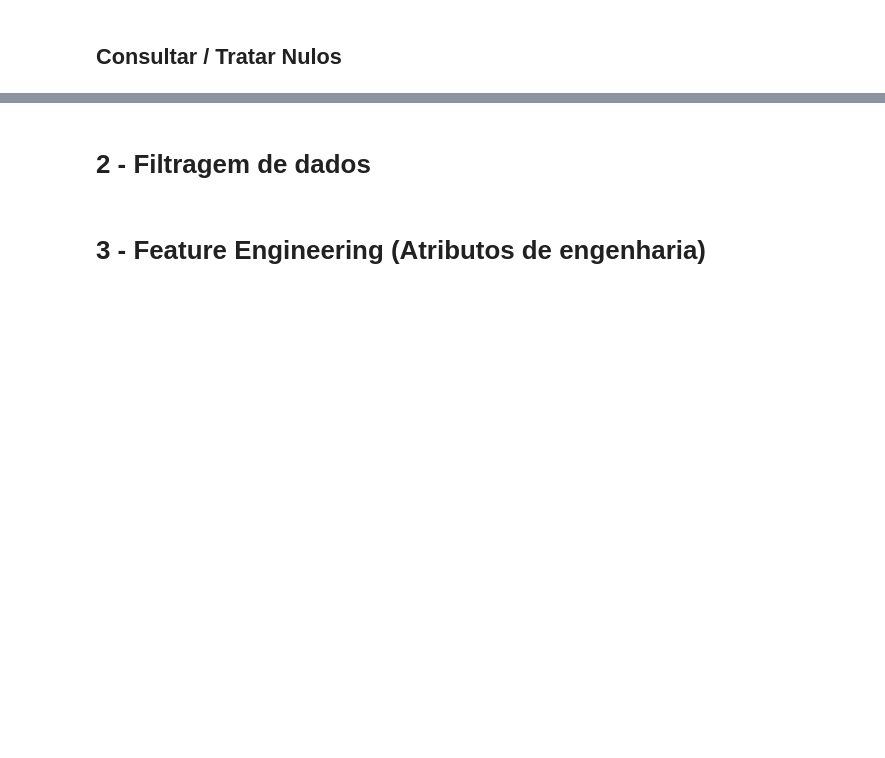
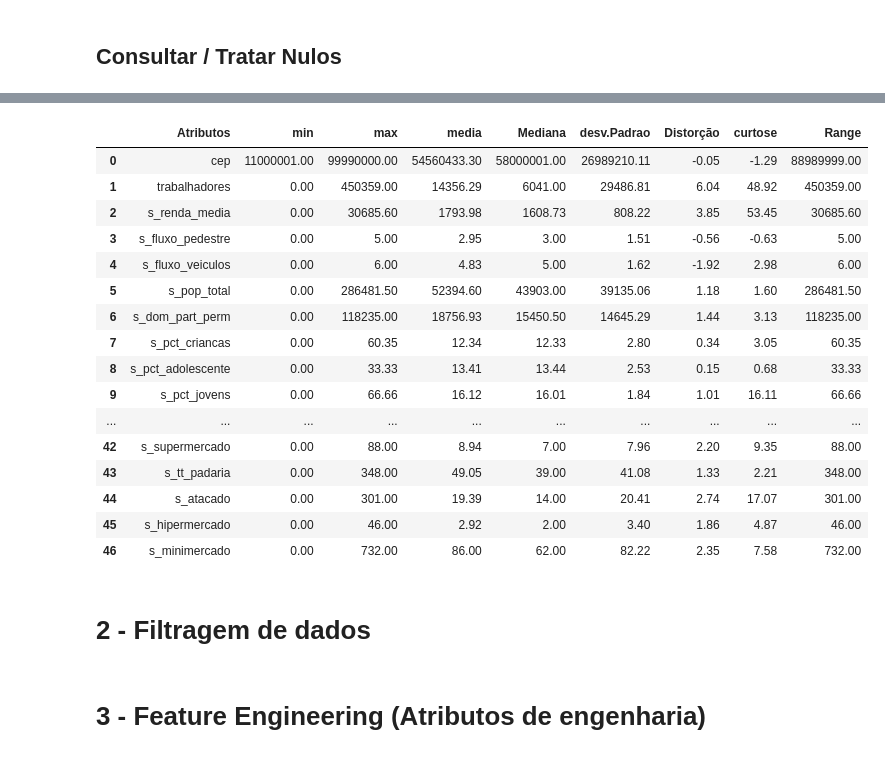
Before and after one commit to ftomazetti/ChallengerNestle, a Jupyter notebook: V1_Métricas.ipynb, the cells around one changed output, grey strips where cells are left out. Saved outputs shown, nothing was run; the diff lists cells and outputs as text; code cells hidden in the pictures; blank space fills up the shorter version.

```diff
--- a/V1_Métricas.ipynb
+++ b/V1_Métricas.ipynb
@@ -78,7 +111,20 @@ df01 = df0_raw.copy()
 ## Renomear colunas
 # %%
  # Deixa os nomes das colunas em minúsculo
-df01.columns = df01.columns.str.lower()
+df01_Endereco.columns = df01_Endereco.columns.str.lower()
+df01_Banner.columns = df01_Banner.columns.str.lower()
+df01_Cidade.columns = df01_Cidade.columns.str.lower()
+df01_Cupom.columns = df01_Cupom.columns.str.lower()
+df01_PgtoCliente.columns = df01_PgtoCliente.columns.str.lower()
+df01_Pedido.columns = df01_Pedido.columns.str.lower()
+df01_Tag.columns = df01_Tag.columns.str.lower()
+df01_Produto.columns = df01_Produto.columns.str.lower()
+df01_Avaliacao.columns = df01_Avaliacao.columns.str.lower()
+df01_Pesquisa.columns = df01_Pesquisa.columns.str.lower()
+df01_Usuario.columns = df01_Usuario.columns.str.lower()
+df01_PgtoFornecedor.columns = df01_PgtoFornecedor.columns.str.lower()
+df01_Fornecedor.columns = df01_Fornecedor.columns.str.lower()
+df01_TaxaEntrega.columns = df01_TaxaEntrega.columns.str.lower()
 # %% [markdown]
 ## dimensão dos dados
 # %%
@@ -161,5 +248,5 @@ dtype: float64
 # %%
 # primeiro ciclo do CRISP eliminar nulos
 # avaliar = minimum_payments colocar zero e credit_limit colocar o valor máximo do dataset
-df01 = df01.dropna()
+df01_Pesquisa = df01_Pesquisa.dropna()
 # %%
@@ -186,4 +271,41 @@ tenure                              0
 dtype: int64
+# %%
+num_att = df01_Pesquisa.select_dtypes( include = ['int64','int32', 'float64'] )
+# %%
+# tendencia central - média e mediana
+ct1 = pd.DataFrame (num_att.apply( np.mean ) ).T
+ct2 = pd.DataFrame (num_att.apply( np.median ) ).T
+# dispersão - desvio padrão, min, max, range, skew, kurtosis
+d1 = pd.DataFrame(num_att.apply (np.std) ).T
+d2 = pd.DataFrame(num_att.apply (min ) ).T
+d3 = pd.DataFrame(num_att.apply (max ) ).T
+d4 = pd.DataFrame(num_att.apply (lambda x: x.max() - x.min() ) ).T
+d5 = pd.DataFrame(num_att.apply (lambda x: x.skew() ) ).T
+d6 = pd.DataFrame(num_att.apply (lambda x: x.kurtosis() ) ).T
+
+# concatenar
+m = pd.concat( [d2, d3, ct1, ct2, d1, d5, d6, d4] ).T.reset_index()
+m.columns = ['Atributos', 'min', 'max','media','Mediana','desv.Padrao','Distorção','curtose','Range']
+# %%
+m
+# %% [output]
+|  | Atributos | min | max | media | Mediana | desv.Padrao | Distorção | curtose | Range |
+| 0 | cep | 11000001.00 | 99990000.00 | 54560433.30 | 58000001.00 | 26989210.11 | -0.05 | -1.29 | 88989999.00 |
+| 1 | trabalhadores | 0.00 | 450359.00 | 14356.29 | 6041.00 | 29486.81 | 6.04 | 48.92 | 450359.00 |
+| 2 | s_renda_media | 0.00 | 30685.60 | 1793.98 | 1608.73 | 808.22 | 3.85 | 53.45 | 30685.60 |
+| 3 | s_fluxo_pedestre | 0.00 | 5.00 | 2.95 | 3.00 | 1.51 | -0.56 | -0.63 | 5.00 |
+| 4 | s_fluxo_veiculos | 0.00 | 6.00 | 4.83 | 5.00 | 1.62 | -1.92 | 2.98 | 6.00 |
+| 5 | s_pop_total | 0.00 | 286481.50 | 52394.60 | 43903.00 | 39135.06 | 1.18 | 1.60 | 286481.50 |
+| 6 | s_dom_part_perm | 0.00 | 118235.00 | 18756.93 | 15450.50 | 14645.29 | 1.44 | 3.13 | 118235.00 |
+| 7 | s_pct_criancas | 0.00 | 60.35 | 12.34 | 12.33 | 2.80 | 0.34 | 3.05 | 60.35 |
+| 8 | s_pct_adolescente | 0.00 | 33.33 | 13.41 | 13.44 | 2.53 | 0.15 | 0.68 | 33.33 |
+| 9 | s_pct_jovens | 0.00 | 66.66 | 16.12 | 16.01 | 1.84 | 1.01 | 16.11 | 66.66 |
+| ... | ... | ... | ... | ... | ... | ... | ... | ... | ... |
+| 42 | s_supermercado | 0.00 | 88.00 | 8.94 | 7.00 | 7.96 | 2.20 | 9.35 | 88.00 |
+| 43 | s_tt_padaria | 0.00 | 348.00 | 49.05 | 39.00 | 41.08 | 1.33 | 2.21 | 348.00 |
+| 44 | s_atacado | 0.00 | 301.00 | 19.39 | 14.00 | 20.41 | 2.74 | 17.07 | 301.00 |
+| 45 | s_hipermercado | 0.00 | 46.00 | 2.92 | 2.00 | 3.40 | 1.86 | 4.87 | 46.00 |
+| 46 | s_minimercado | 0.00 | 732.00 | 86.00 | 62.00 | 82.22 | 2.35 | 7.58 | 732.00 |
 # %% [markdown]
 # 2 - Filtragem de dados
 # %% [markdown]
```
Also changed, not shown: parts of 16 cells of this notebook, 2 other files.
